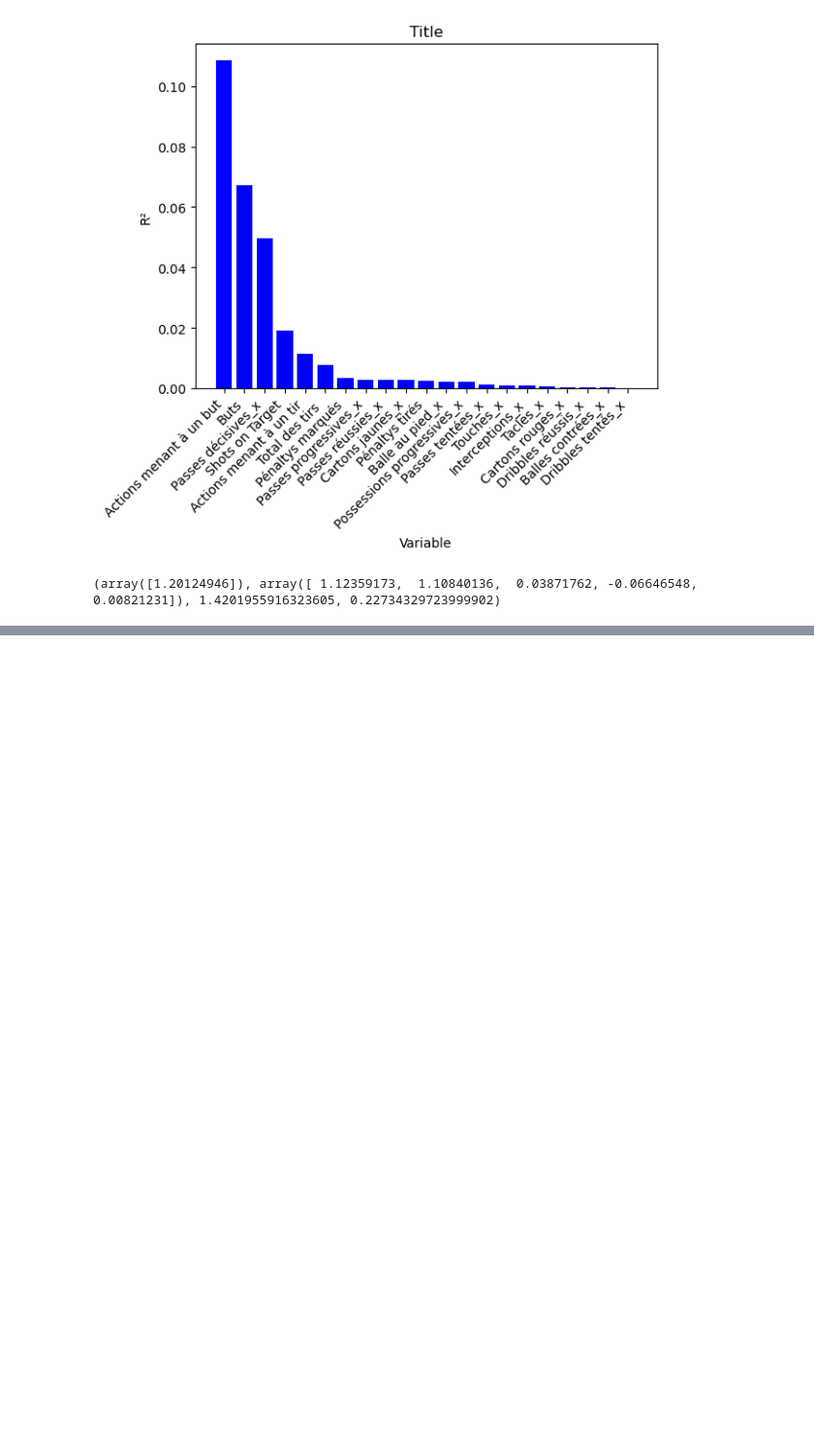
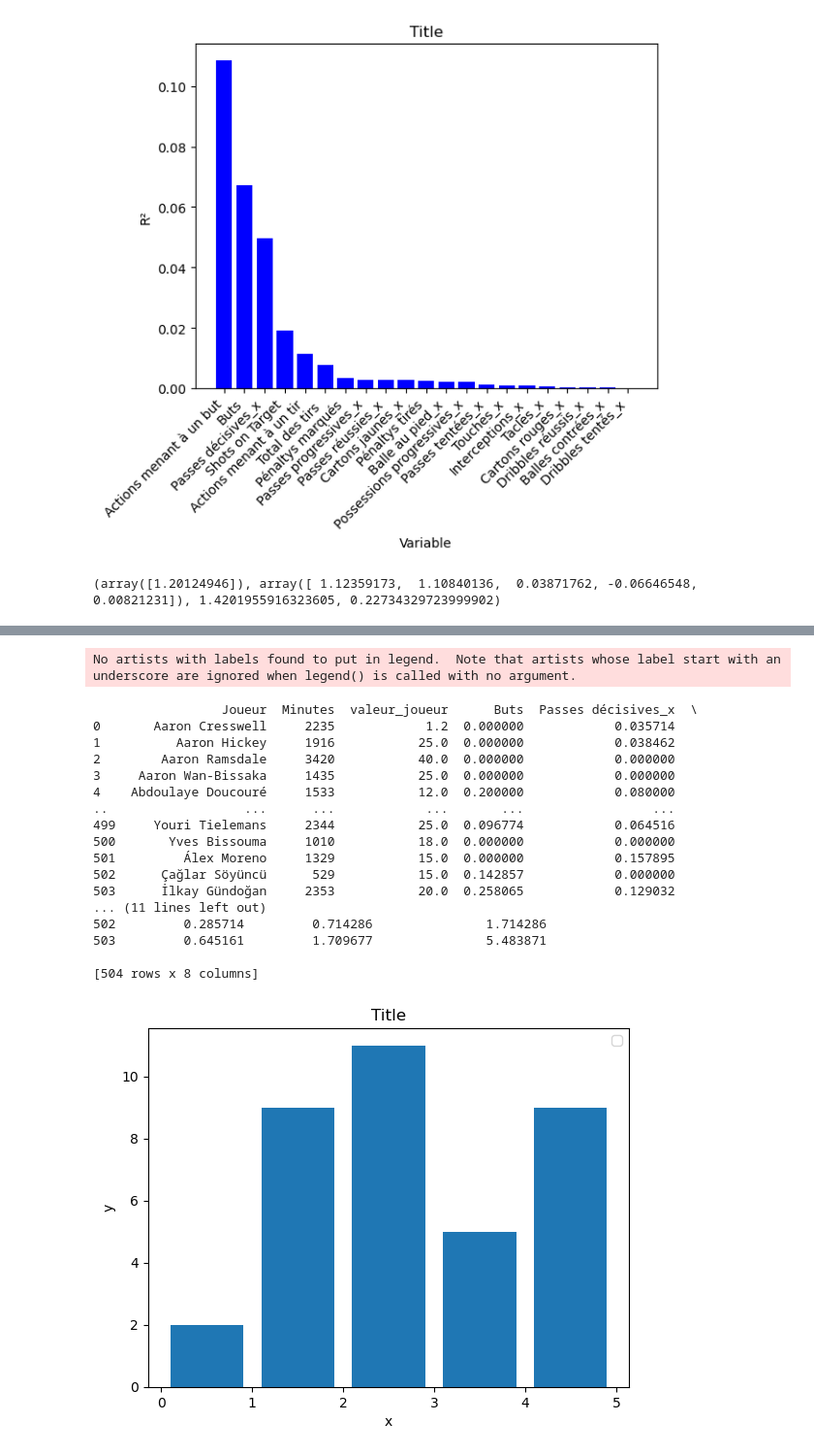
Before and after one commit to lecoqm/evaluation_football, a Jupyter notebook: main.ipynb, the cells around one changed output, grey strips where cells are left out. Shown at 97% size. Cells and saved outputs as stored; diff of their text form; code cells hidden in the pictures; blank space fills up the shorter version.

```diff
--- a/main.ipynb
+++ b/main.ipynb
@@ -343,0 +431,40 @@ See the caveats in the documentation: https://pandas.pydata.org/pandas-docs/stab
+# %%
+
+tt = base_work.groupby('Joueur').agg({'Minutes' : 'sum', 'valeur_joueur' : 'first', 'Buts' : 'mean',
+                                    'Passes décisives_x' : 'mean', 'Shots on Target' : 'mean',
+                                    'Total des tirs ' : 'mean', 'Passes progressives_x' : 'mean',}).reset_index()
+print(tt)
+tt_2 = tt[tt['Minutes']>1000]
+List_valeur_joueur = tt_2['valeur_joueur']
+bins = [0,1,2,3,4,5]
+
+plt.hist(List_valeur_joueur, bins = bins, histtype='bar', rwidth=0.8)
+
+plt.xlabel('x')
+plt.ylabel('y')
+plt.title('Title')
+plt.legend()
+plt.show()
+
+
+#Ici compter plutôt le nombre de joueurs ayant + de 1000 minutes de jeu mais entre 1M € et 4€
+# %% [output]
+No artists with labels found to put in legend.  Note that artists whose label start with an underscore are ignored when legend() is called with no argument.
+                 Joueur  Minutes  valeur_joueur      Buts  Passes décisives_x  \
+0       Aaron Cresswell     2235            1.2  0.000000            0.035714
+1          Aaron Hickey     1916           25.0  0.000000            0.038462
+2        Aaron Ramsdale     3420           40.0  0.000000            0.000000
+3     Aaron Wan-Bissaka     1435           25.0  0.000000            0.000000
+4    Abdoulaye Doucouré     1533           12.0  0.200000            0.080000
+..                  ...      ...            ...       ...                 ...
+499     Youri Tielemans     2344           25.0  0.096774            0.064516
+500       Yves Bissouma     1010           18.0  0.000000            0.000000
+501         Álex Moreno     1329           15.0  0.000000            0.157895
+502      Çağlar Söyüncü      529           15.0  0.142857            0.000000
+503      İlkay Gündoğan     2353           20.0  0.258065            0.129032
+... (11 lines left out)
+502         0.285714         0.714286               1.714286
+503         0.645161         1.709677               5.483871
+
+[504 rows x 8 columns]
+[figure, added]
```
Also changed, not shown: parts of 9 cells of this notebook.
